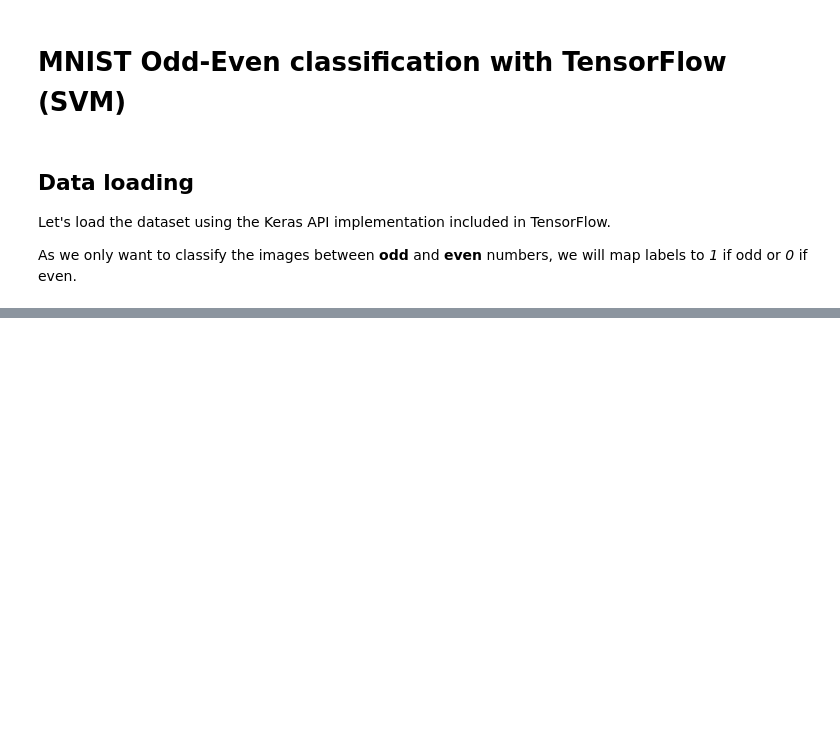
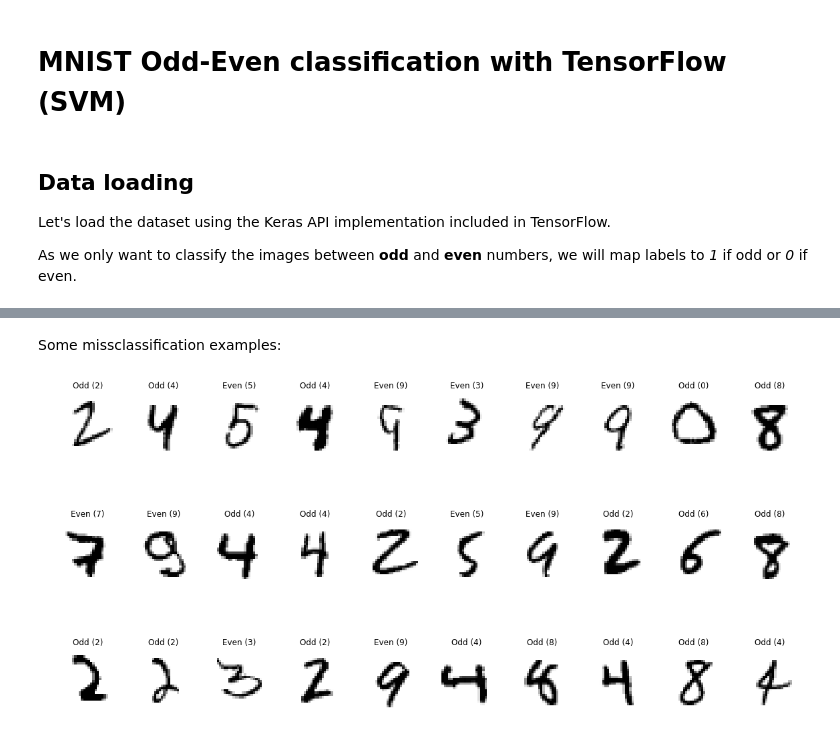
Before and after one commit to JosepJoestar/IU-AdvancedMachineLearning, a Jupyter notebook: Labs/MNIST_SVM.ipynb, the cells around one changed output, grey strips where cells are left out. Saved outputs shown, nothing was run; the diff lists cells and outputs as text; code cells hidden in the pictures; blank space fills up the shorter version.

```diff
--- a/Labs/MNIST_SVM.ipynb
+++ b/Labs/MNIST_SVM.ipynb
@@ -64,15 +163,0 @@ svm_optimizer = tf.train.GradientDescentOptimizer(learning_rate=LEARNING_RATE).m
-# %%
-with tf.Session() as sess:
-    sess.run(tf.global_variables_initializer())
-
-    for it in range(1, num_iterations + 1):
-        x_batch, y_true_batch = session.run(next_element)
-
-        feed_dict_train = { x_image: x_batch,
-                            y_true: y_true_batch }
-        session.run(optimizer, feed_dict=feed_dict_train)
-
-        if it % 100 == 0:
-            acc = session.run(accuracy, feed_dict=feed_dict_train)
-            msg = 'Iteration: {:>4}, Training Accuracy: {:>6.2%}'
-            print(msg.format(it, acc))
@@ -133,0 +164,27 @@ class SVMClassifier:
+# %%
+import matplotlib.pyplot as plt
+import matplotlib.cm as cm
+
+%matplotlib inline
+
+def plot_missclasifications(preds):
+    count = 0
+    plt.figure(figsize=(20, 10))
+    for i, pred in enumerate(preds):
+        if pred != y_test[i]:
+            msg = '{} ({})'
+            msg = msg.format('Odd' if preds[i] else 'Even', str(y_numbers[i]))
+
+            plt.subplot(3, 10, count + 1)
+            plt.title(msg)
+            plt.axis('off')
+            plt.imshow(x_test[i].reshape(28, 28), cmap=cm.binary)
+            count += 1
+            if count == 30:
+                break
+# %% [markdown]
+Some missclassification examples:
+# %%
+plot_missclasifications(predictions)
+# %% [output]
+[figure, added]
```
Also changed, not shown: parts of 14 cells of this notebook, 6 other files.
